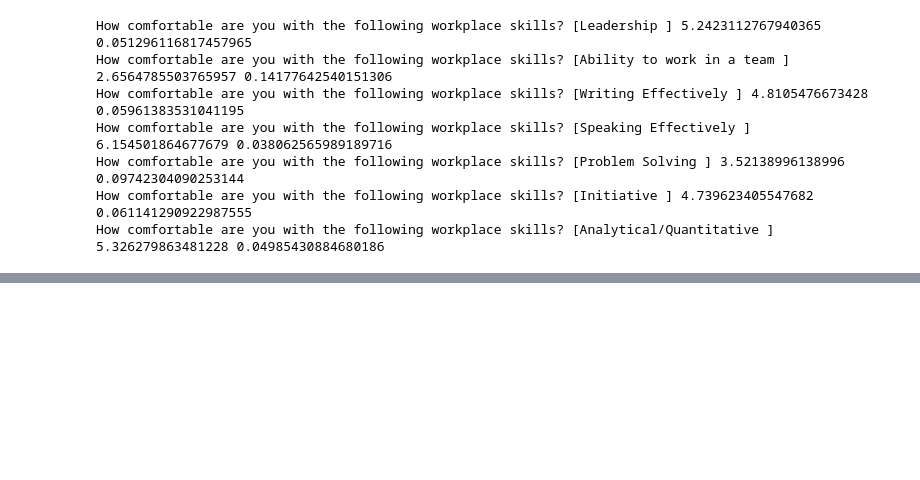
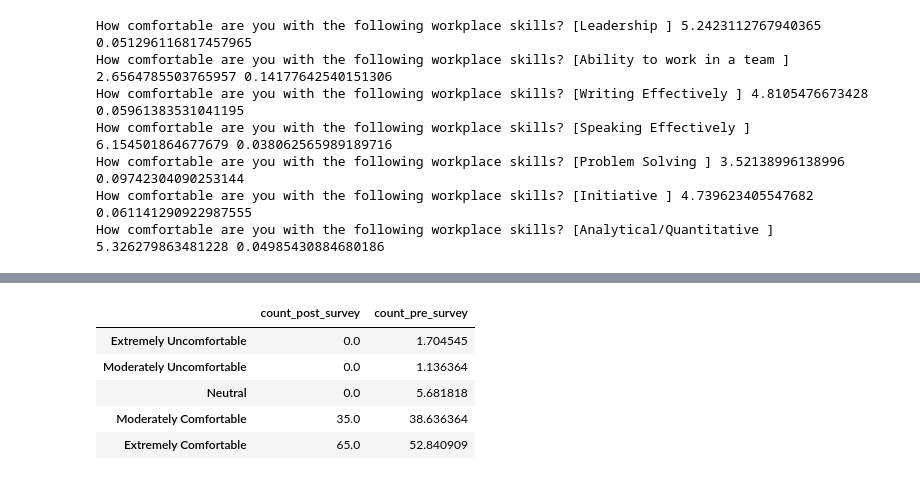
Before and after one commit to sethjmarcus/seth_tiqc, a Jupyter notebook: data_visualization.ipynb, the cells around one changed output, grey strips where cells are left out. Saved outputs shown, nothing was run; the diff lists cells and outputs as text; code cells hidden in the pictures; blank space fills up the shorter version.

```diff
--- a/data_visualization.ipynb
+++ b/data_visualization.ipynb
@@ -120,0 +170,9 @@ How comfortable are you with the following workplace skills? [Analytical/Quantit
+# %%
+paired_data[1][2]
+# %% [output]
+|  | count_post_survey | count_pre_survey |
+| Extremely Uncomfortable | 0.0 | 1.704545 |
+| Moderately Uncomfortable | 0.0 | 1.136364 |
+| Neutral | 0.0 | 5.681818 |
+| Moderately Comfortable | 35.0 | 38.636364 |
+| Extremely Comfortable | 65.0 | 52.840909 |
```
Also changed, not shown: parts of 6 cells of this notebook.
